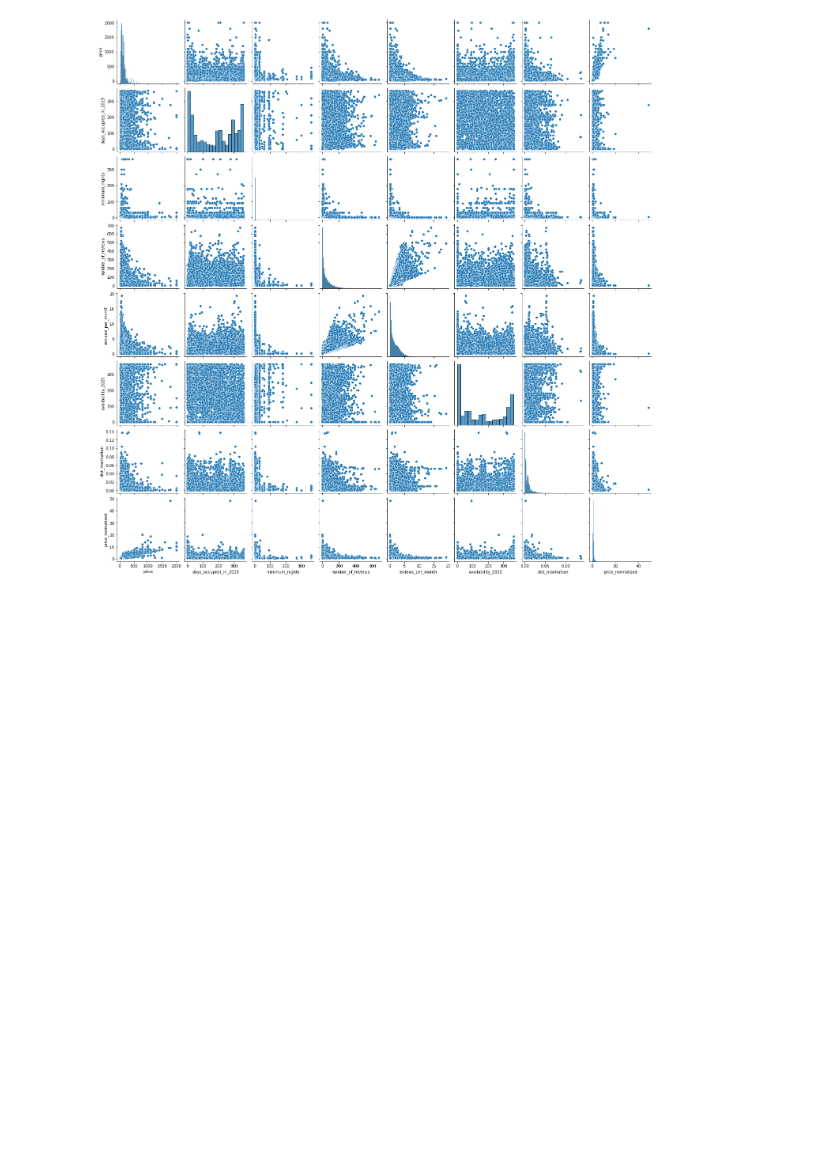
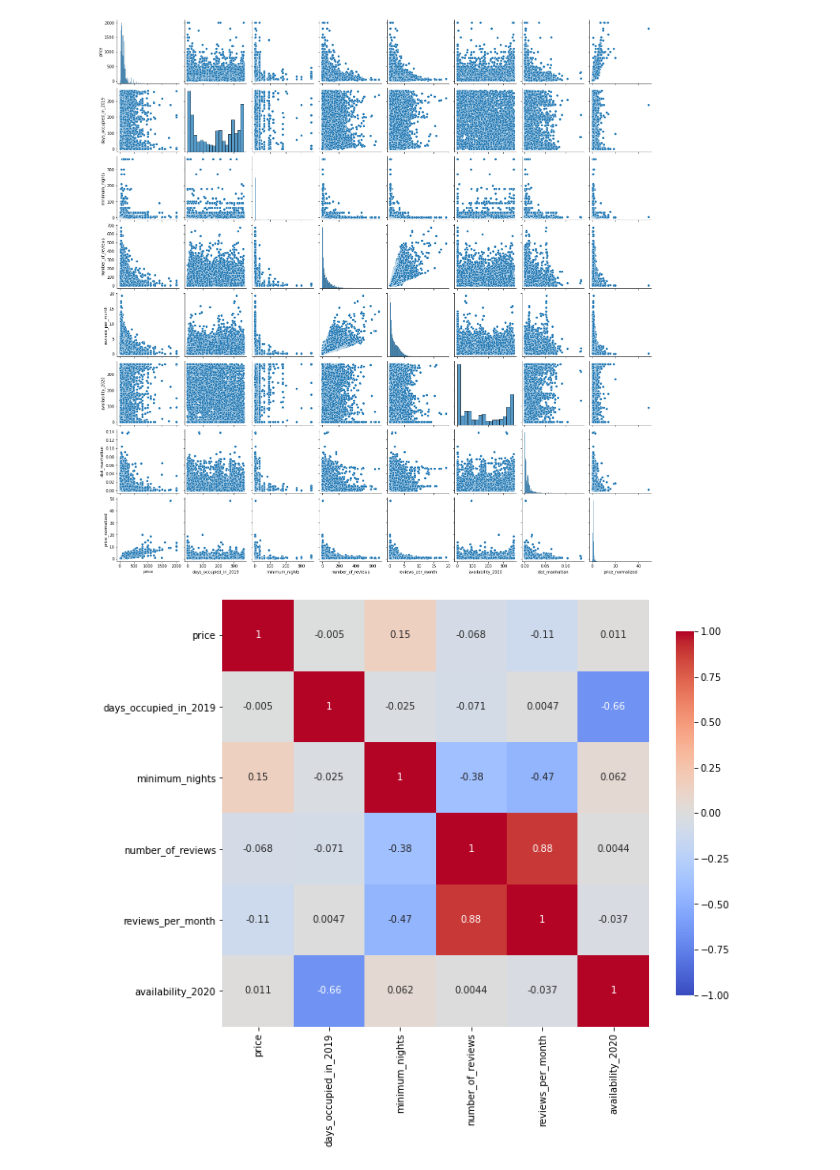
Before and after one commit to pnnovikova/Python_project_2023, a Jupyter notebook: notebook_project_part_1.ipynb, the cells around one changed output. Saved outputs shown, nothing was run; the diff lists cells and outputs as text; code cells hidden in the pictures; blank space fills up the shorter version.

Commit message:
Added corr and finding Dependencies

```diff
--- a/notebook_project_part_1.ipynb
+++ b/notebook_project_part_1.ipynb
@@ -10,7 +10,7 @@ from sklearn.metrics.pairwise import pairwise_distances_argmin
 # %% [markdown]
 # Загрузка данных
 # %%
-data = pd.read_csv('NY_Realstate_Pricing.csv')
+data = pd.read_csv('NY Realstate Pricing.csv')
 data = data.drop(columns=['F1', 'id'])
 data.head()
 # %% [output]
@@ -115,3 +115,7 @@ barh_plot(
 sns.pairplot(data.iloc[:, 4:]);
 # %% [output]
 [figure]
+# %%
+corr_heatmap(data.iloc[:, 4:].corr('spearman'))
+# %% [output]
+[figure, added]
```
Also changed, not shown: parts of 12 cells of this notebook.
